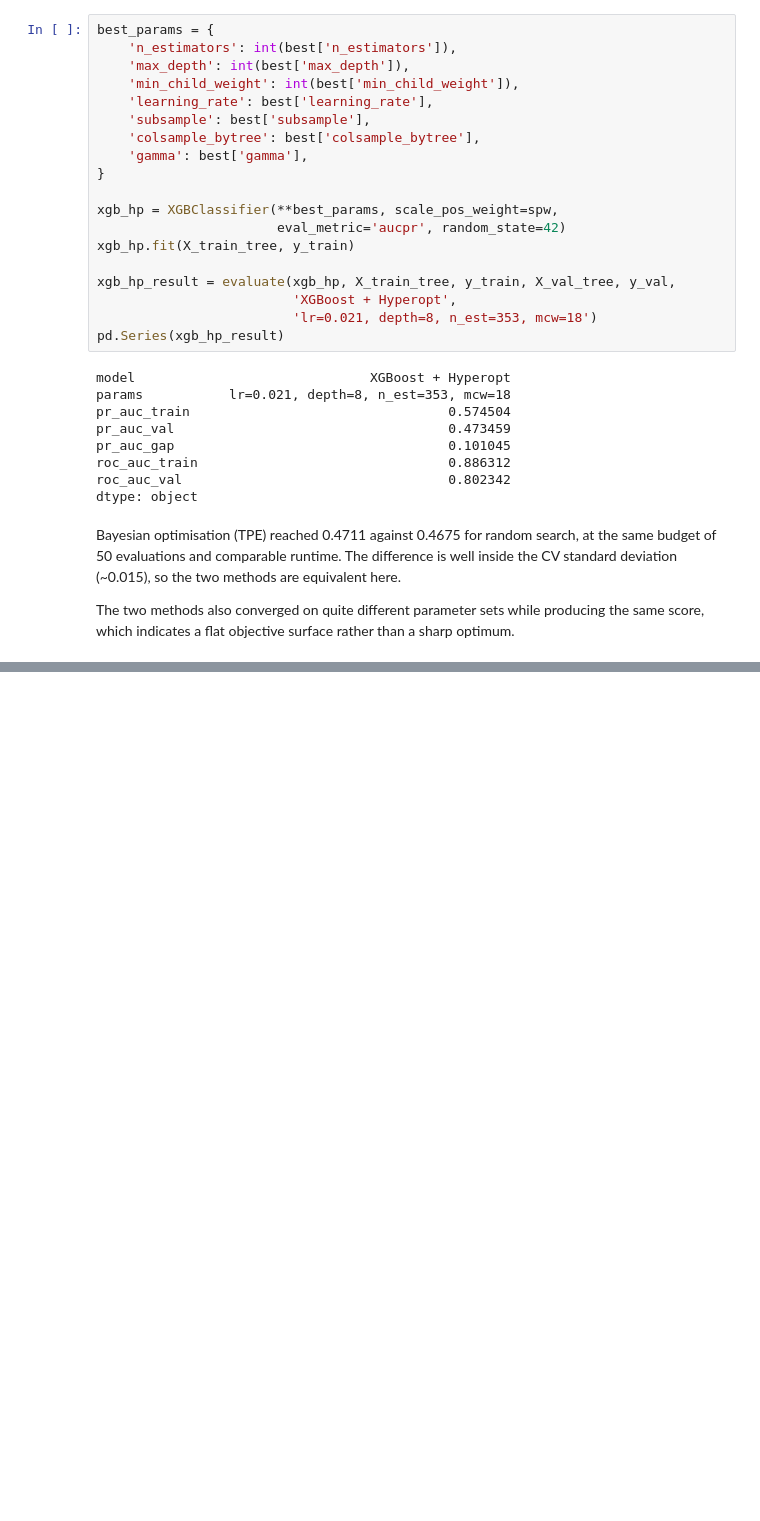
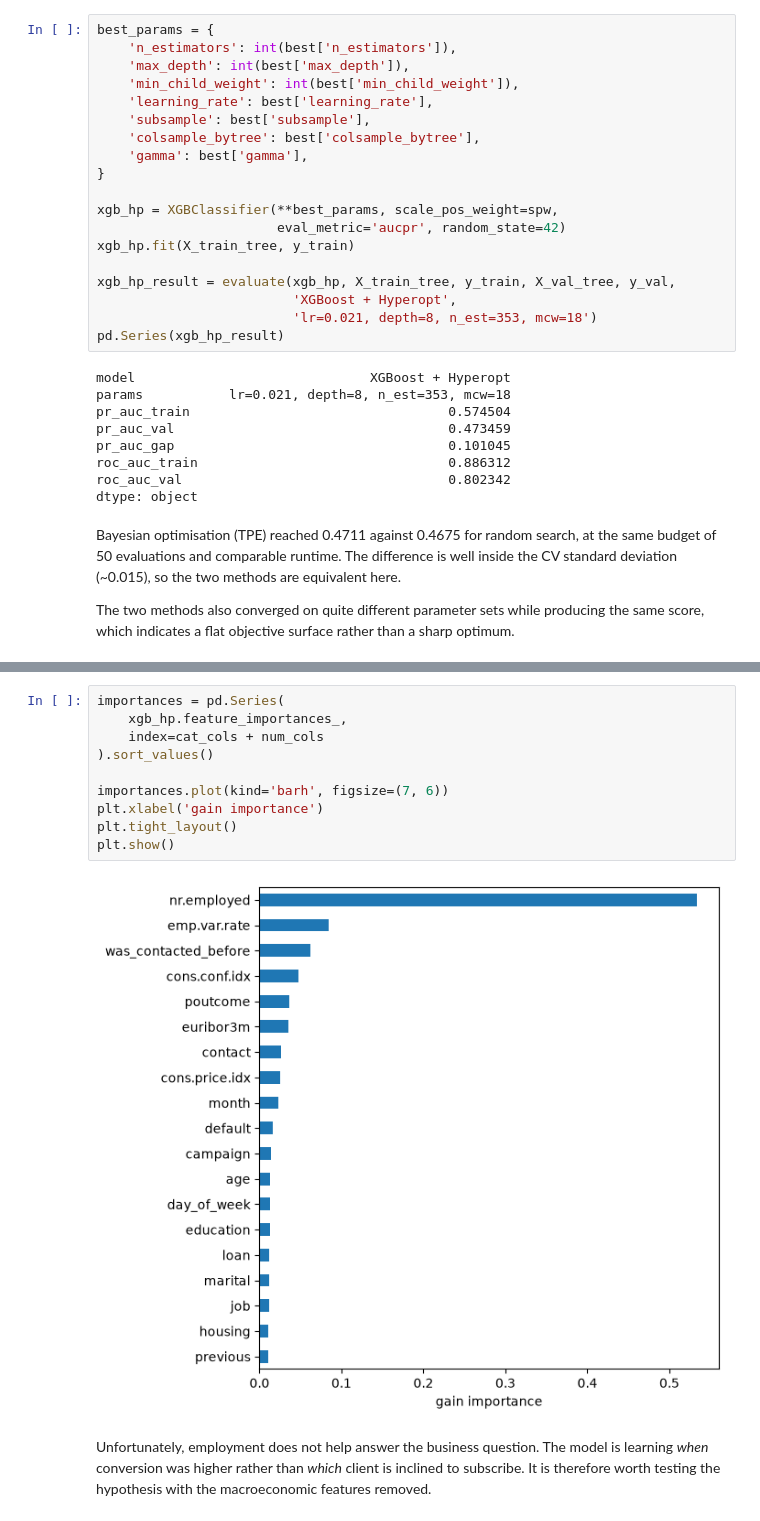
Before and after one commit to kondratyukkatya9-ML/Project-bank-term-deposit, a Jupyter notebook: notebooks/bank_marketing.ipynb, the cells around one changed output, grey strips where cells are left out. Saved outputs shown, nothing was run; the diff lists cells and outputs as text; blank space fills up the shorter version.

Commit message:
Add models, tuning, SHAP, error analysis

```diff
--- a/notebooks/bank_marketing.ipynb
+++ b/notebooks/bank_marketing.ipynb
@@ -593,0 +766,17 @@ surface rather than a sharp optimum.
+# %%
+importances = pd.Series(
+    xgb_hp.feature_importances_,
+    index=cat_cols + num_cols
+).sort_values()
+
+importances.plot(kind='barh', figsize=(7, 6))
+plt.xlabel('gain importance')
+plt.tight_layout()
+plt.show()
+# %% [output]
+[figure, added]
+# %% [markdown]
+Unfortunately, employment does not help answer the business question. The model is
+learning *when* conversion was higher rather than *which* client is inclined to
+subscribe. It is therefore worth testing the hypothesis with the macroeconomic
+features removed.
```
Also changed, not shown: parts of 33 cells of this notebook, 1 other file.
